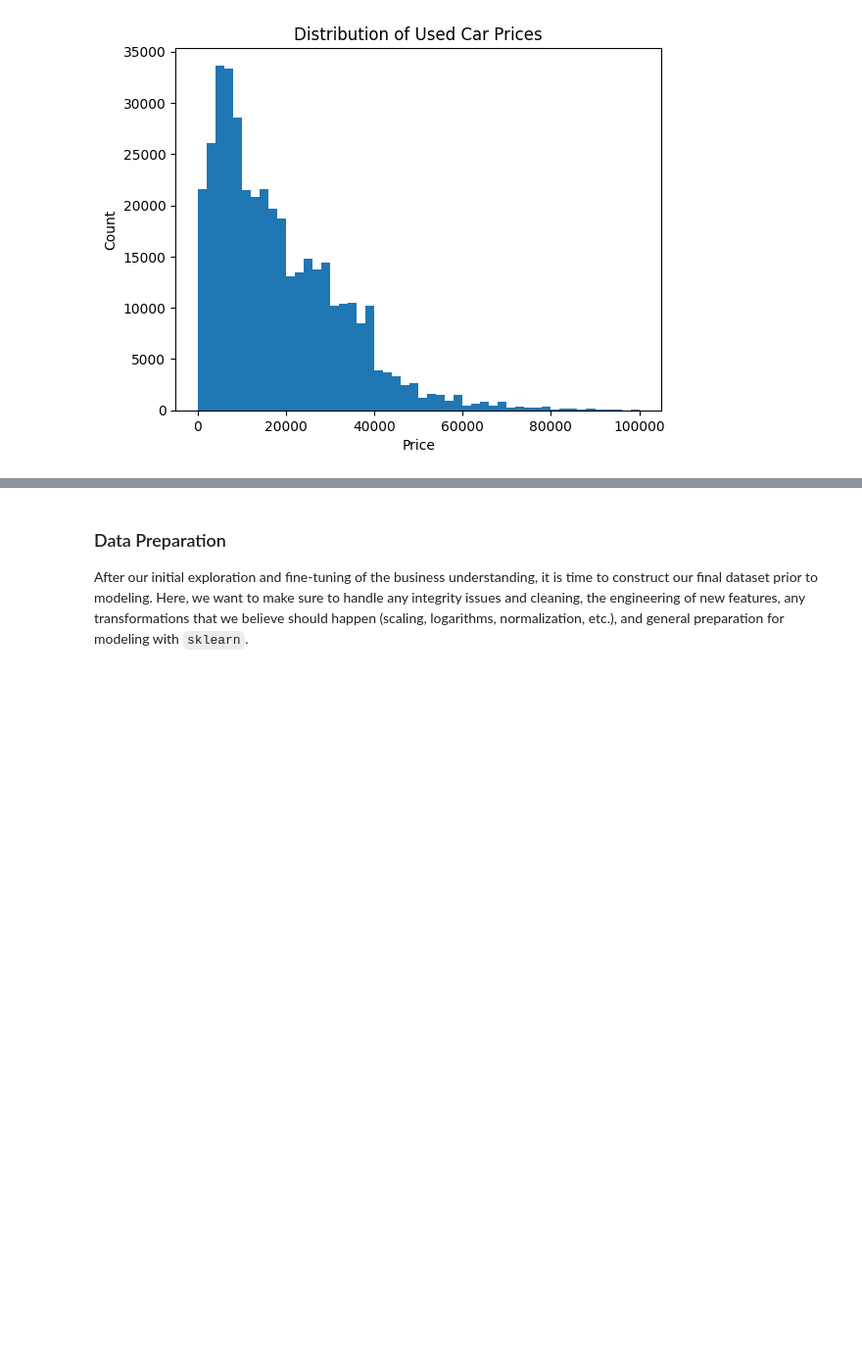
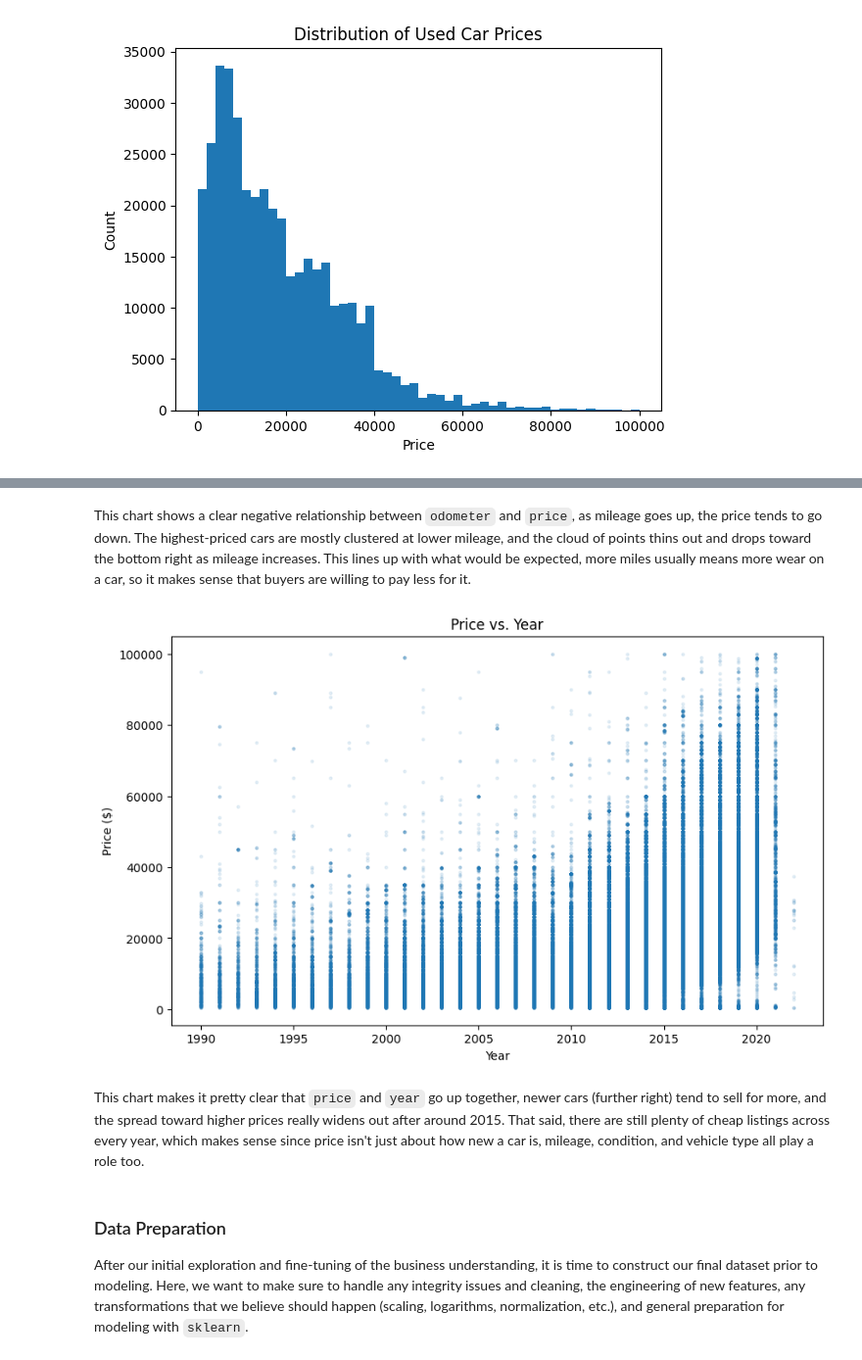
Before and after one commit to vipphan/practical-application-2, a Jupyter notebook: prompt_II.ipynb, the cells around one changed output, grey strips where cells are left out. Shown at 98% size. Drawn from its saved outputs; the diff is of its cells as text; code cells hidden in the pictures; blank space fills up the shorter version.

```diff
--- a/prompt_II.ipynb
+++ b/prompt_II.ipynb
@@ -106,3 +120,18 @@ The price distribution is right-skewed. Most cars are priced between $5,000 and
+# %% [markdown]
+This chart shows a clear negative relationship between `odometer` and `price`, as mileage goes up, the price tends to go down. The highest-priced cars are mostly clustered at lower mileage, and the cloud of points thins out and drops toward the bottom right as mileage increases. This lines up with what would be expected, more miles usually means more wear on a car, so it makes sense that buyers are willing to pay less for it.
+# %%
+cars_df_viz3 = cars_df[(cars_df['price'] > 0) & (cars_df['price'] < 100000) & (cars_df['year'] >= 1990)]
+
+plt.figure(figsize=(10, 6))
+plt.scatter(cars_df_viz3['year'], cars_df_viz3['price'], alpha=0.1, s=5)
+plt.xlabel('Year')
+plt.ylabel('Price ($)')
+plt.title('Price vs. Year')
+plt.show()
+# %% [output]
+[figure, added]
+# %% [markdown]
+This chart makes it pretty clear that `price` and `year` go up together, newer cars (further right) tend to sell for more, and the spread toward higher prices really widens out after around 2015. That said, there are still plenty of cheap listings across every year, which makes sense since price isn't just about how new a car is, mileage, condition, and vehicle type all play a role too.
 # %% [markdown]
 ### Data Preparation
 
```
Also changed, not shown: parts of 26 cells of this notebook.
